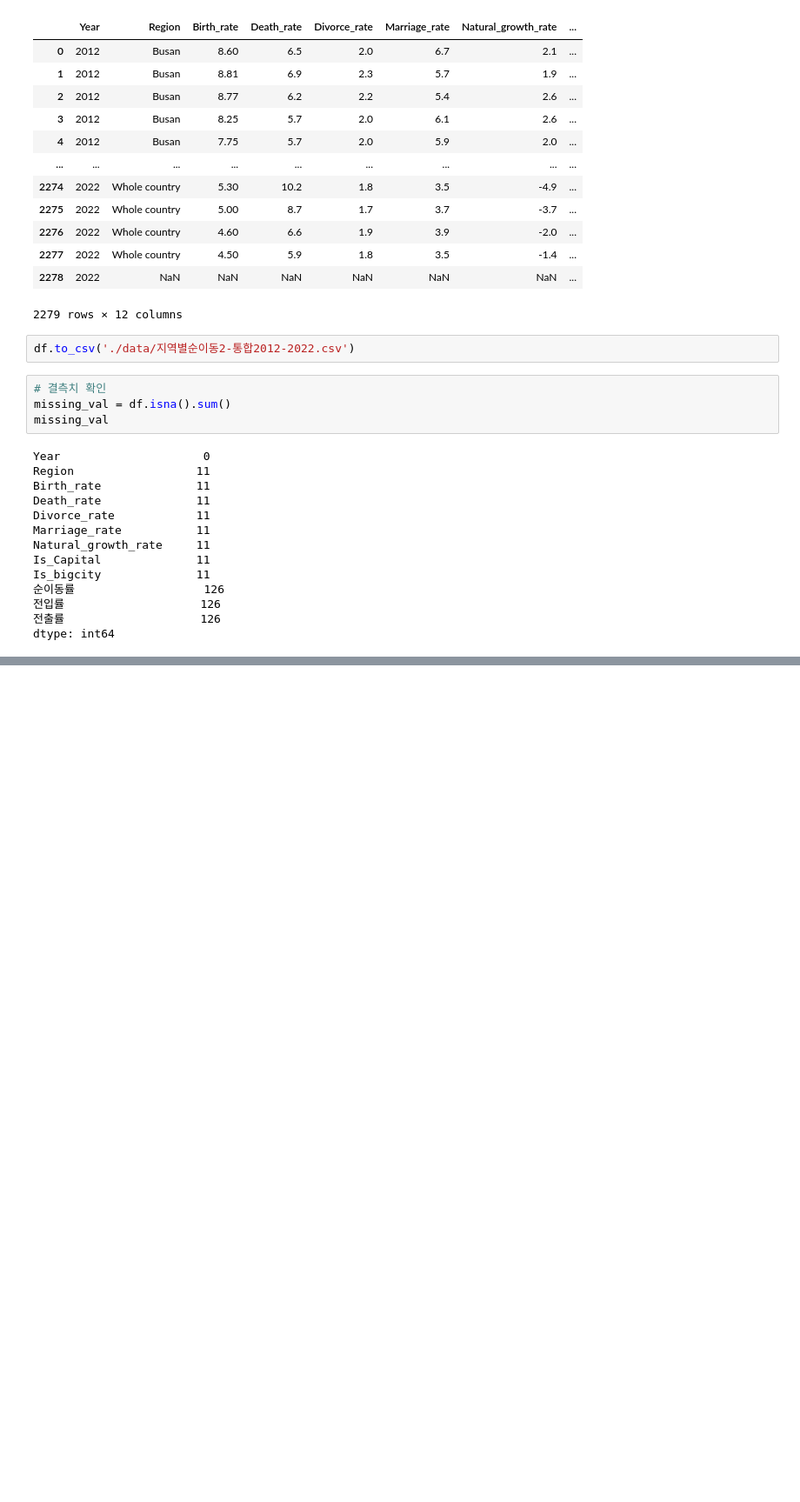
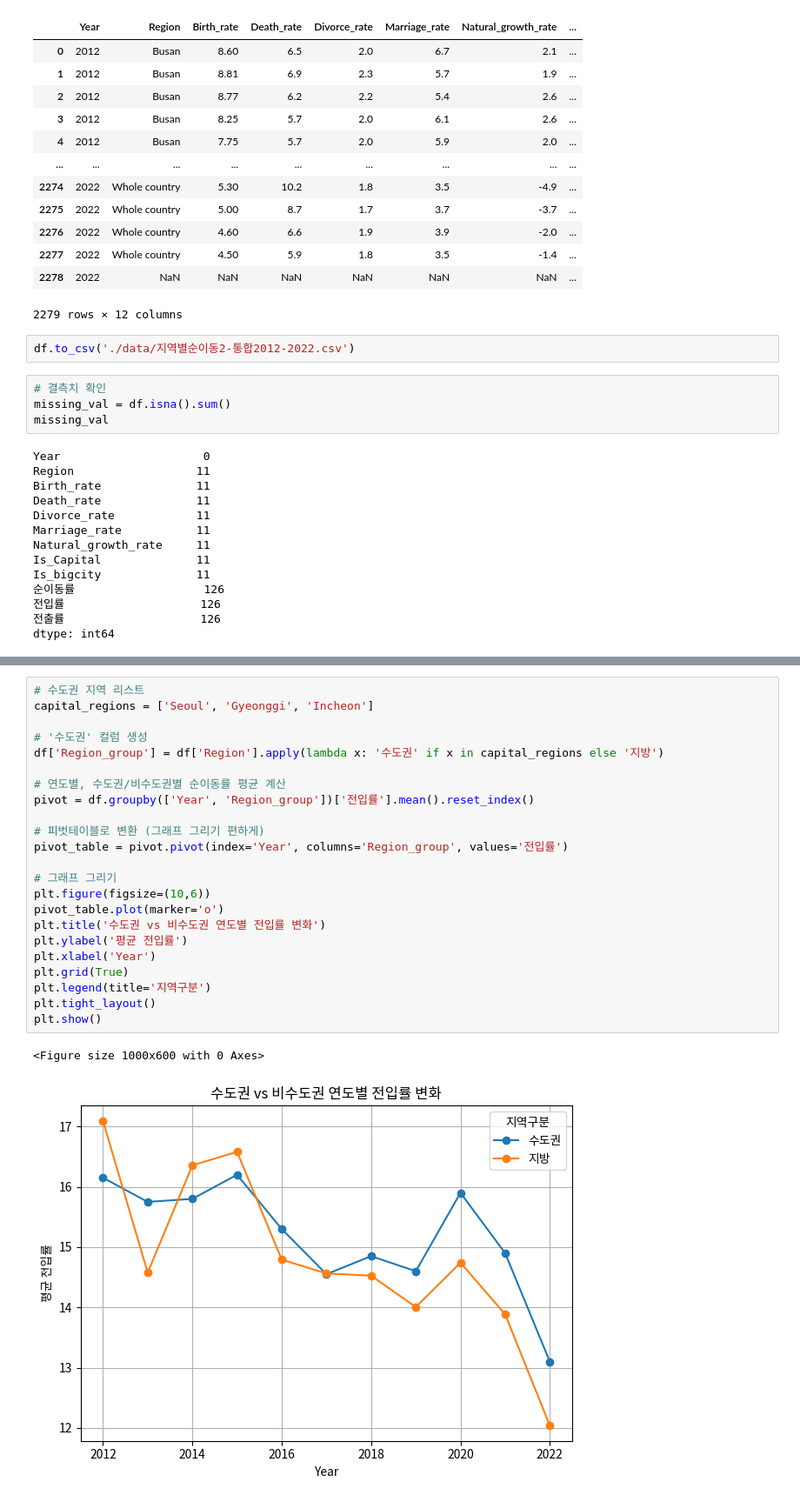
Before and after one commit to Phoenix-EDA-Team/EDA-Demographic, a Jupyter notebook: 가설4-수도권으로의 인구 유입.ipynb, the cells around one changed output, grey strips where cells are left out. Shown at 87% size. Cells and saved outputs as stored; diff of their text form; blank space fills up the shorter version.

```diff
--- a/가설4-수도권으로의 인구 유입.ipynb
+++ b/가설4-수도권으로의 인구 유입.ipynb
@@ -130,0 +131,26 @@ plt.show()
+# %%
+# 수도권 지역 리스트
+capital_regions = ['Seoul', 'Gyeonggi', 'Incheon']
+
+# '수도권' 컬럼 생성
+df['Region_group'] = df['Region'].apply(lambda x: '수도권' if x in capital_regions else '지방')
+
+# 연도별, 수도권/비수도권별 순이동률 평균 계산
+pivot = df.groupby(['Year', 'Region_group'])['전입률'].mean().reset_index()
+
+# 피벗테이블로 변환 (그래프 그리기 편하게)
+pivot_table = pivot.pivot(index='Year', columns='Region_group', values='전입률')
+
+# 그래프 그리기
+plt.figure(figsize=(10,6))
+pivot_table.plot(marker='o')
+plt.title('수도권 vs 비수도권 연도별 전입률 변화')
+plt.ylabel('평균 전입률')
+plt.xlabel('Year')
+plt.grid(True)
+plt.legend(title='지역구분')
+plt.tight_layout()
+plt.show()
+# %% [output]
+<Figure size 1000x600 with 0 Axes>
+[figure, added]
```
Also changed, not shown: parts of 3 cells of this notebook, 4 other files.
